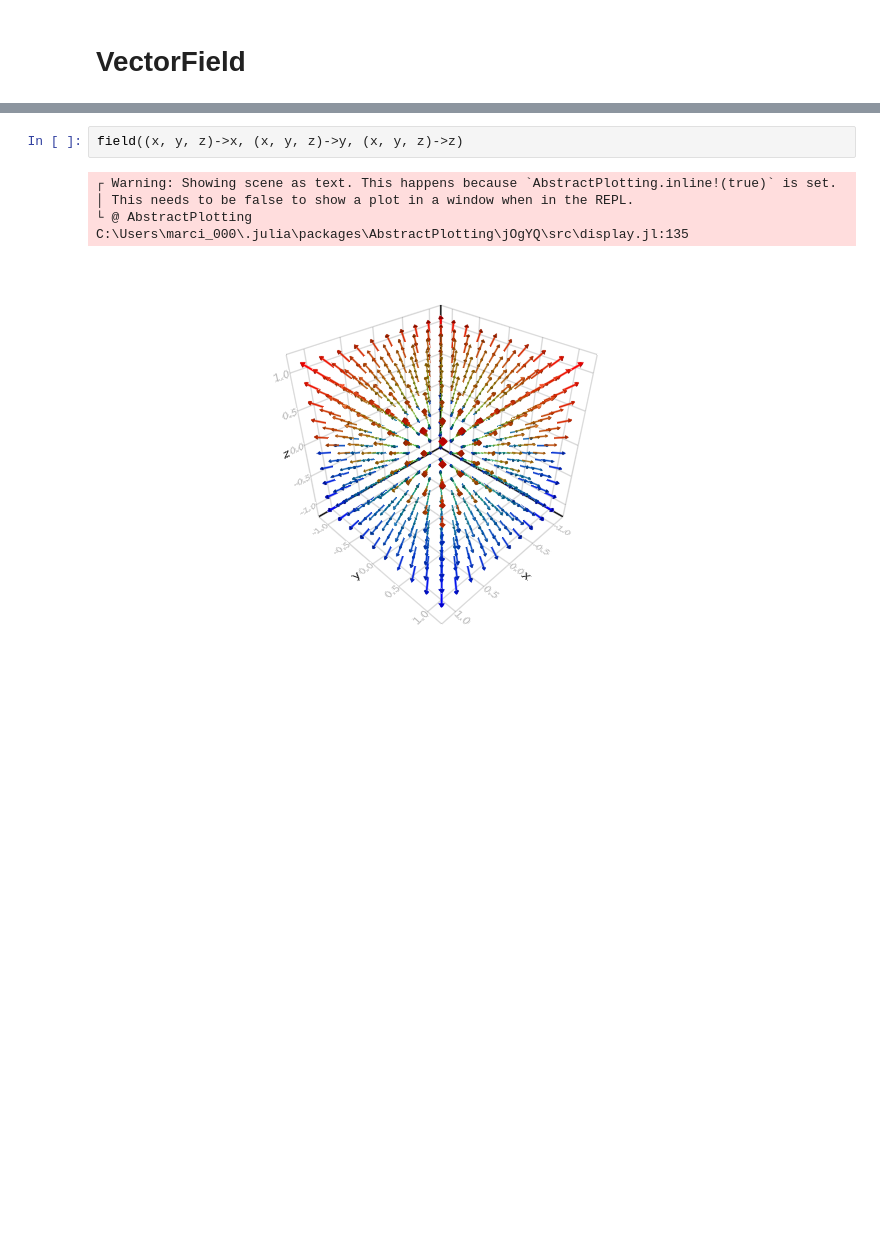
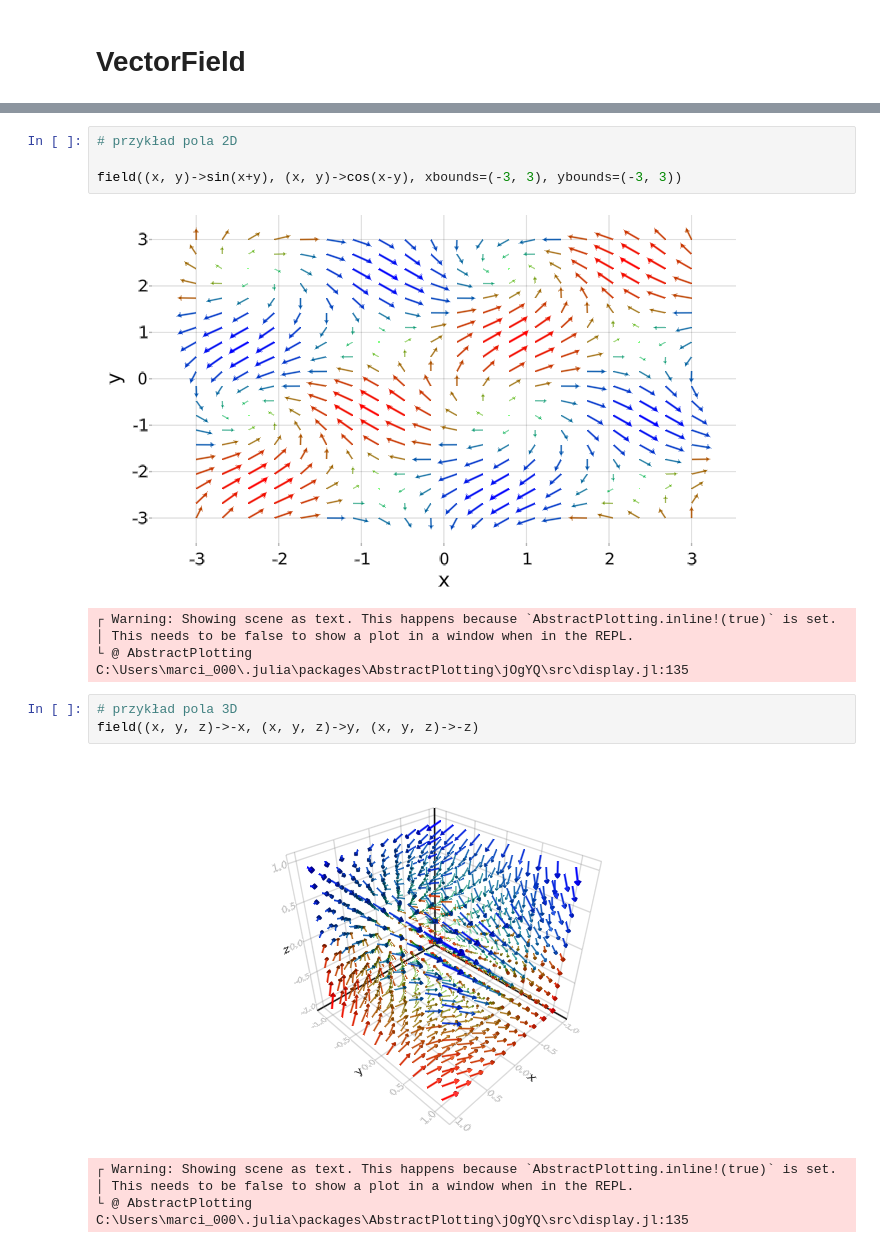
Before and after one commit to MikolajLangner/VectorField, a Jupyter notebook: demonstracja.ipynb, the cells around one changed output, grey strips where cells are left out. Saved outputs shown, nothing was run; the diff lists cells and outputs as text; blank space fills up the shorter version.

Commit message:
Descibed field and positions

```diff
--- a/demonstracja.ipynb
+++ b/demonstracja.ipynb
@@ -16,7 +58,17 @@ false
+# %%
+# przykład pola 2D
+
+field((x, y)->sin(x+y), (x, y)->cos(x-y), xbounds=(-3, 3), ybounds=(-3, 3))
+# %% [output]
+[figure, added]
+┌ Warning: Showing scene as text. This happens because `AbstractPlotting.inline!(true)` is set.
+│ This needs to be false to show a plot in a window when in the REPL.
+└ @ AbstractPlotting C:\Users\marci_000\.julia\packages\AbstractPlotting\jOgYQ\src\display.jl:135
 # %%
-field((x, y, z)->x, (x, y, z)->y, (x, y, z)->z)
+# przykład pola 3D
+field((x, y, z)->-x, (x, y, z)->y, (x, y, z)->-z)
 # %% [output]
+[figure, new version]
 ┌ Warning: Showing scene as text. This happens because `AbstractPlotting.inline!(true)` is set.
 │ This needs to be false to show a plot in a window when in the REPL.
 └ @ AbstractPlotting C:\Users\marci_000\.julia\packages\AbstractPlotting\jOgYQ\src\display.jl:135
-[figure, old version]
```
Also changed, not shown: parts of 10 cells of this notebook.
